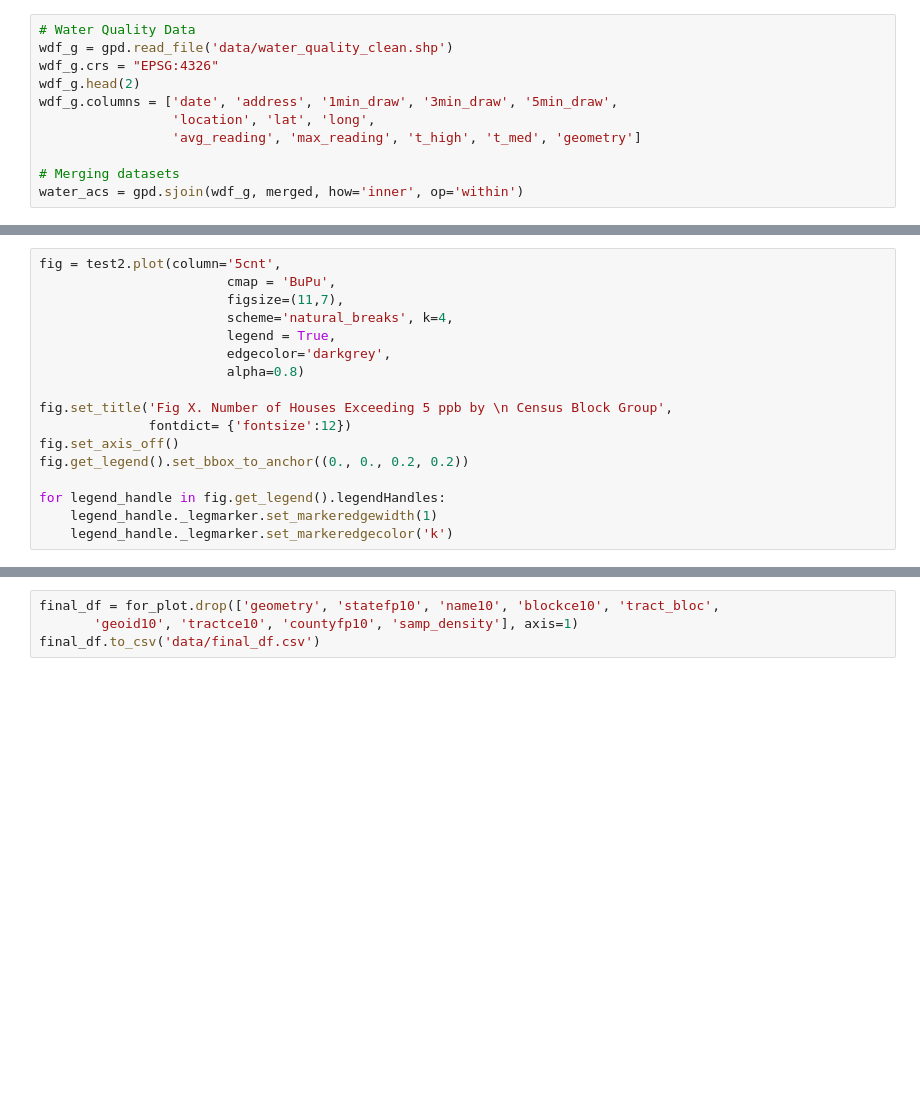
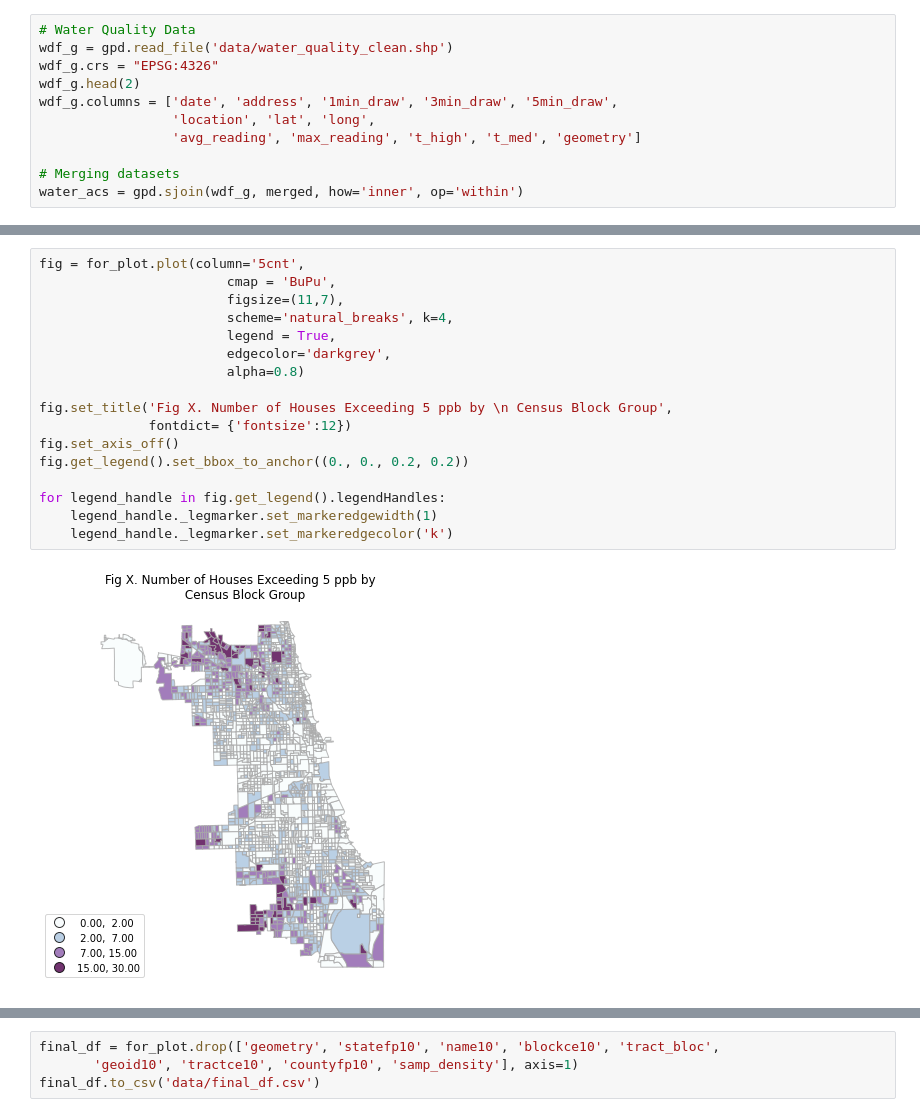
Before and after one commit to vbalza/chicago_water_lead, a Jupyter notebook: Preliminary Data Analysis.ipynb, the cells around one changed output, grey strips where cells are left out. Cells and saved outputs as stored; diff of their text form; blank space fills up the shorter version.

```diff
--- a/Preliminary Data Analysis.ipynb
+++ b/Preliminary Data Analysis.ipynb
@@ -120,20 +131,22 @@ for legend_handle in fig.get_legend().legendHandles:
 # %%
-fig = test2.plot(column='5cnt',
+fig = for_plot.plot(column='5cnt',
                         cmap = 'BuPu',
                         figsize=(11,7),
                         scheme='natural_breaks', k=4,
                         legend = True,
                         edgecolor='darkgrey',
                         alpha=0.8)
 
 fig.set_title('Fig X. Number of Houses Exceeding 5 ppb by \n Census Block Group',
               fontdict= {'fontsize':12})
 fig.set_axis_off()
 fig.get_legend().set_bbox_to_anchor((0., 0., 0.2, 0.2))
 
 for legend_handle in fig.get_legend().legendHandles:
     legend_handle._legmarker.set_markeredgewidth(1)
     legend_handle._legmarker.set_markeredgecolor('k')
+# %% [output]
+[figure, added]
 # %%
 fig = for_plot.plot(column='perc_black',
                         cmap = 'Blues',
```
Also changed, not shown: parts of 13 cells of this notebook, 4 other files.
